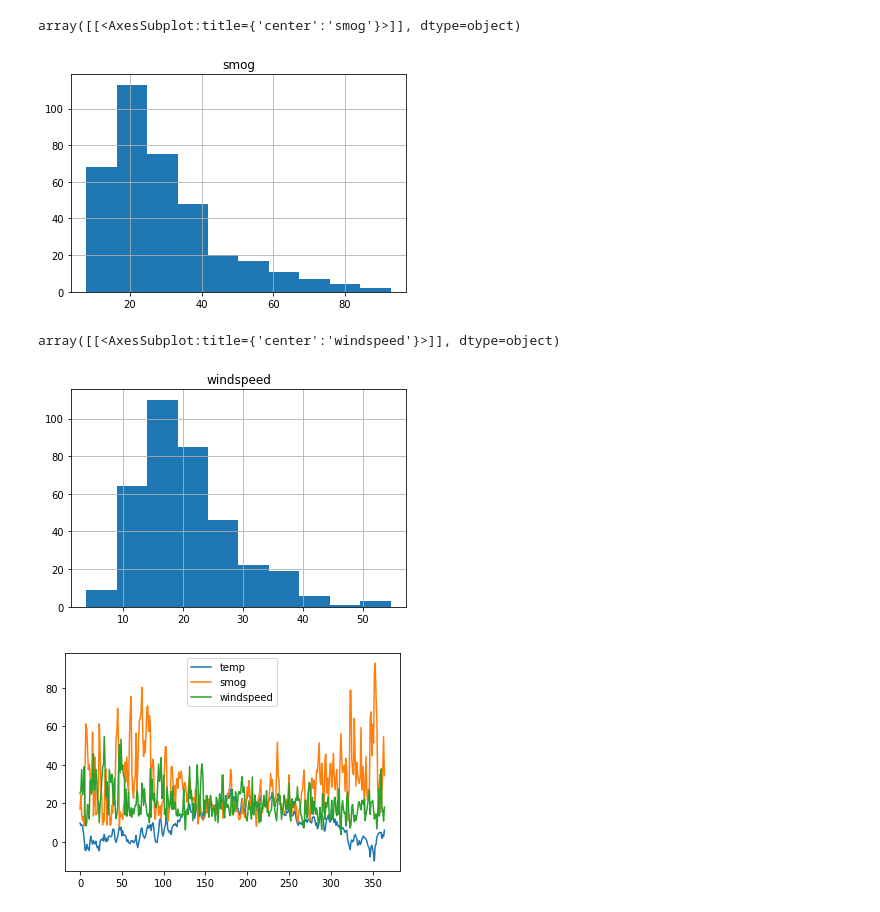
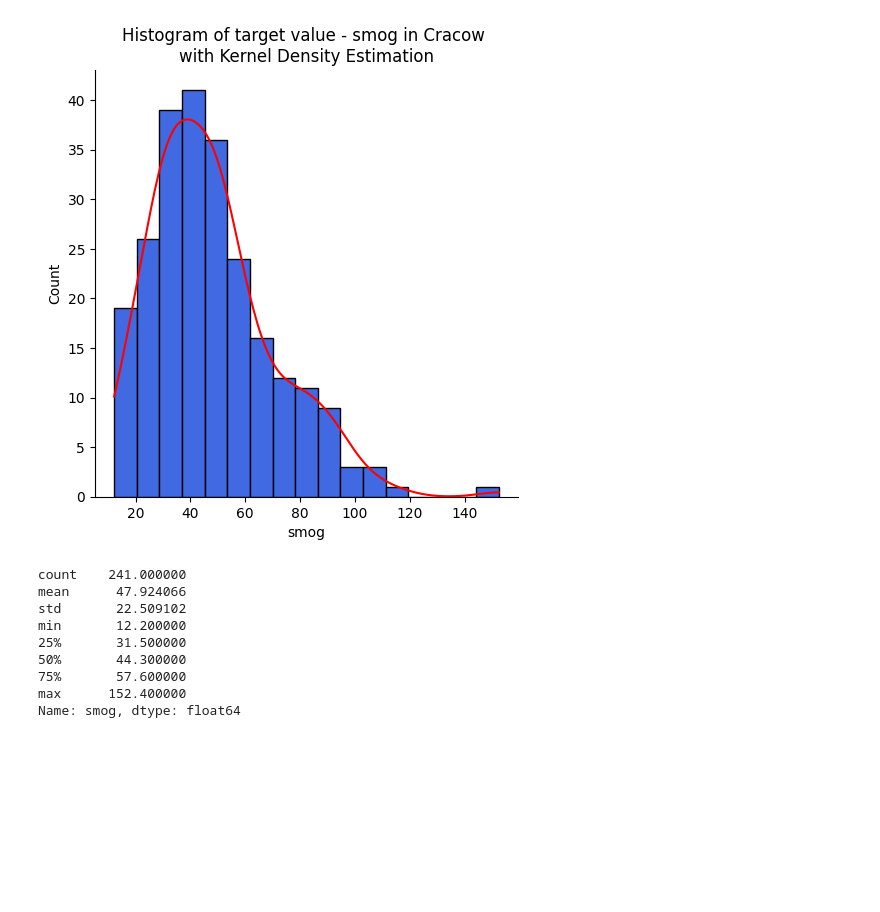
Before and after one commit to joannanuzka/DA_project, a Jupyter notebook: read_data.ipynb, the cells around one changed output. Drawn from its saved outputs; the diff is of its cells as text; code cells hidden in the pictures; blank space fills up the shorter version.

```diff
--- a/read_data.ipynb
+++ b/read_data.ipynb
@@ -23,18 +30,18 @@ array([[<AxesSubplot:title={'center':'temp'}>]], dtype=object)
+# %%
+sns.displot(data['smog'], kde=True, color='red', facecolor='royalblue')
+plt.title('Histogram of target value - smog in Cracow \nwith Kernel Density Estimation')
+plt.show()
+# %% [output]
+[figure, added]
 # %%
-data.hist('smog')
+data.smog.describe()
 # %% [output]
-array([[<AxesSubplot:title={'center':'smog'}>]], dtype=object)
+count    241.000000
+mean      47.924066
+std       22.509102
+min       12.200000
+25%       31.500000
+50%       44.300000
+75%       57.600000
+max      152.400000
+Name: smog, dtype: float64
-[figure, removed]
-# %%
-data.hist('windspeed')
-# %% [output]
-array([[<AxesSubplot:title={'center':'windspeed'}>]], dtype=object)
-[figure, removed]
-# %%
-plt.plot(data['temp'], label = 'temp')
-plt.plot(data['smog'], label = 'smog')
-plt.plot(data['windspeed'], label = 'windspeed')
-plt.legend()
-plt.show()
-# %% [output]
-[figure, removed]
```
Also changed, not shown: parts of 12 cells of this notebook.
